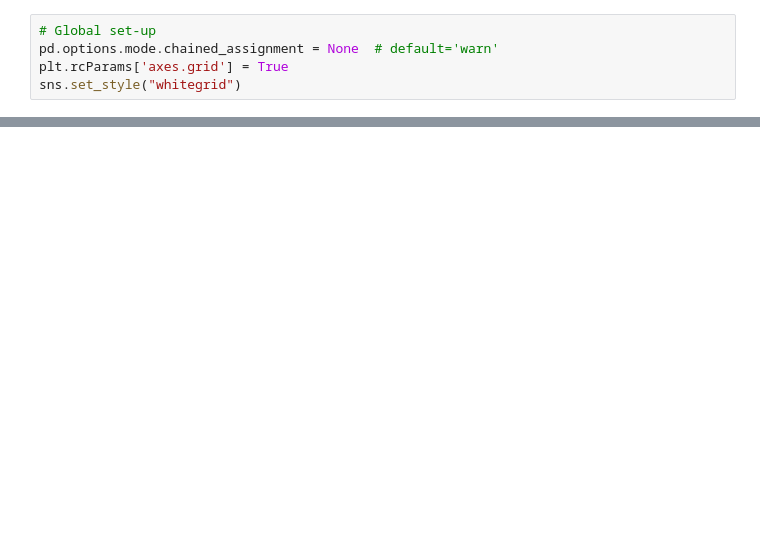
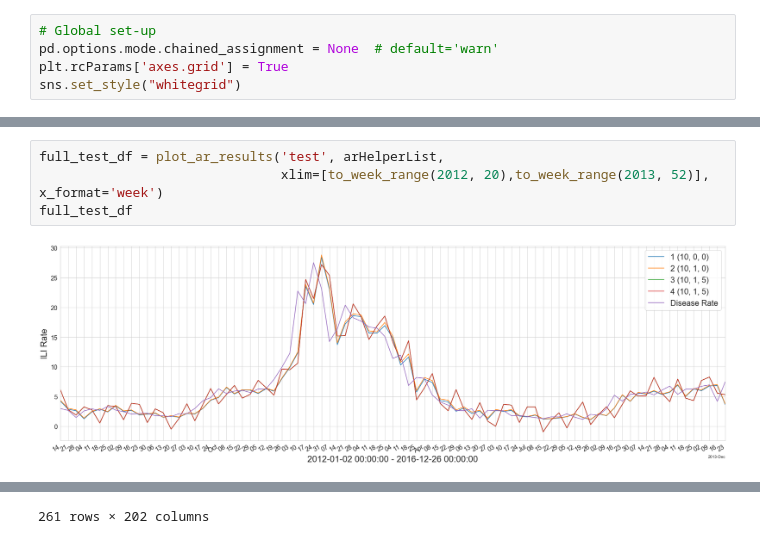
Before and after one commit to Influenza-Forecasting-Using-Online-Data/influenza-forecasting, a Jupyter notebook: ar_plots.ipynb, the cells around one changed output, grey strips where cells are left out. Drawn from its saved outputs; the diff is of its cells as text; blank space fills up the shorter version.

```diff
--- a/ar_plots.ipynb
+++ b/ar_plots.ipynb
@@ -159,0 +57,6 @@ errors.show_errors()
+# %%
+full_test_df = plot_ar_results('test', arHelperList,
+                               xlim=[to_week_range(2012, 20),to_week_range(2013, 52)], x_format='week')
+full_test_df
+# %% [output]
+[figure, added]
@@ -159,0 +76 @@ errors.show_errors()
+261 rows × 202 columns
```
Also changed, not shown: parts of 17 cells of this notebook.
